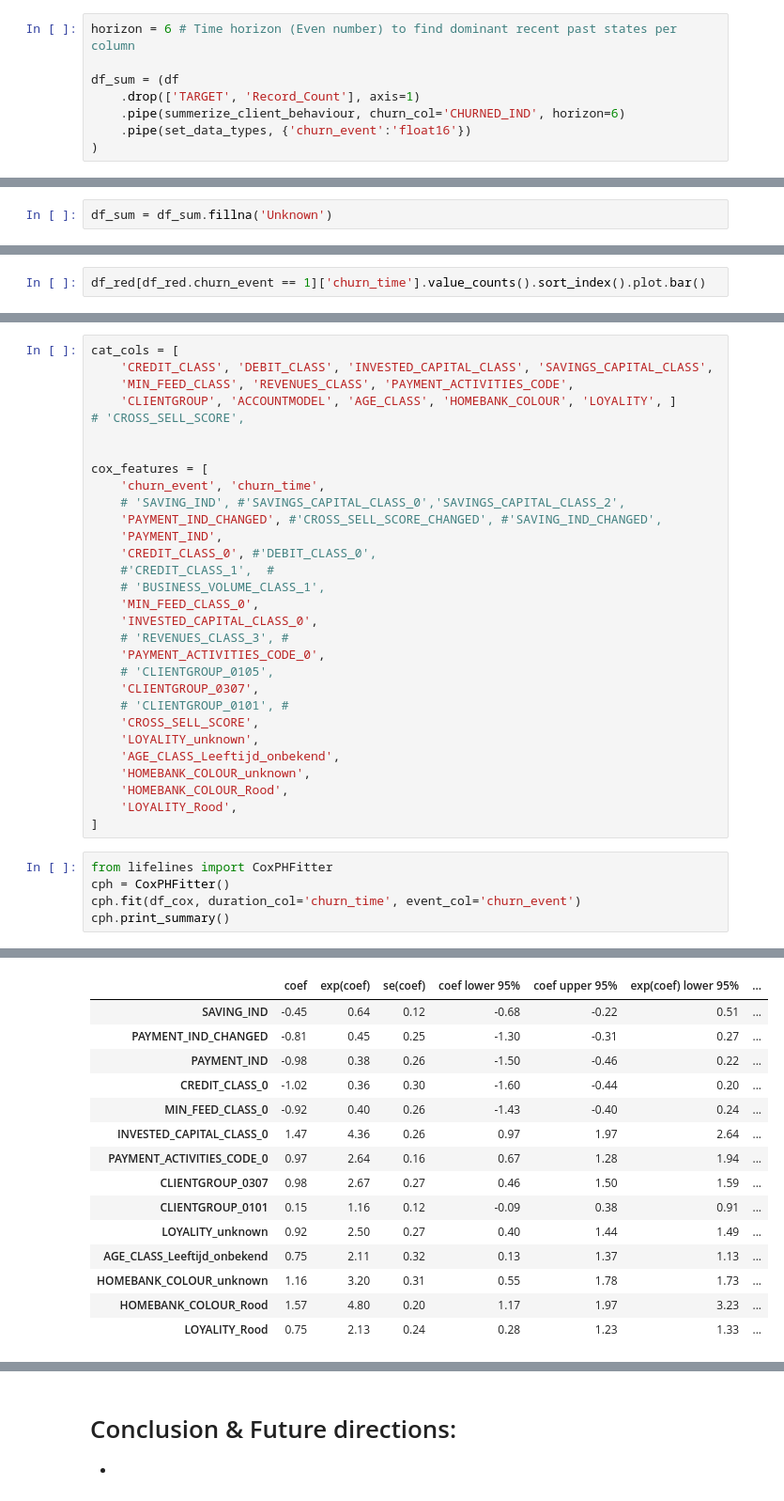
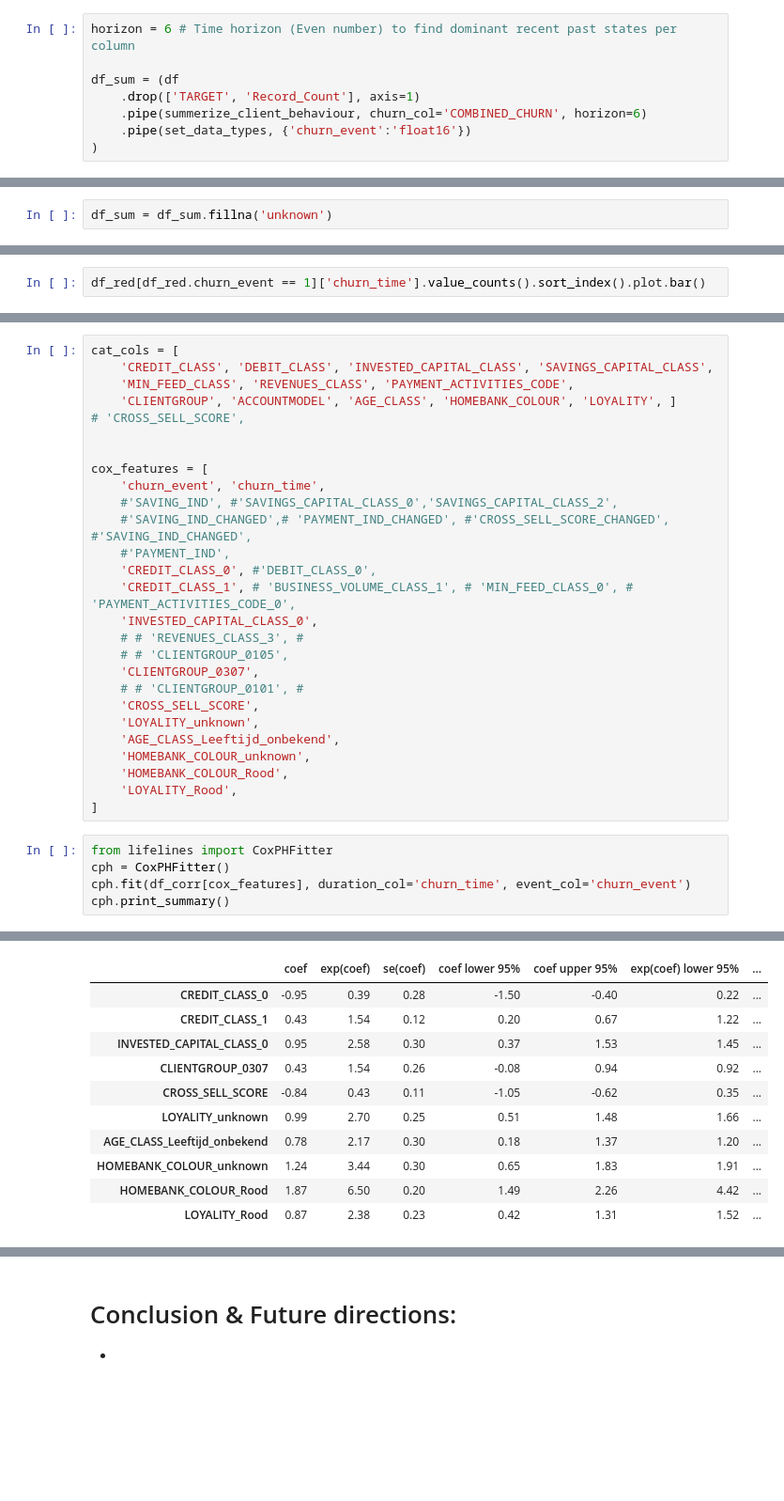
Before and after one commit to Senejohnny/ml, a Jupyter notebook: Notebooks/ABN_AMRO/churn_prediction.ipynb, the cells around one changed output, grey strips where cells are left out. Shown at 94% size. Drawn from its saved outputs; the diff is of its cells as text; blank space fills up the shorter version.

```diff
--- a/Notebooks/ABN_AMRO/churn_prediction.ipynb
+++ b/Notebooks/ABN_AMRO/churn_prediction.ipynb
@@ -100,7 +109,7 @@ horizon = 6 # Time horizon (Even number) to find dominant recent past states per
 
 df_sum = (df
     .drop(['TARGET', 'Record_Count'], axis=1)
-    .pipe(summerize_client_behaviour, churn_col='CHURNED_IND', horizon=6)
+    .pipe(summerize_client_behaviour, churn_col='COMBINED_CHURN', horizon=6)
     .pipe(set_data_types, {'churn_event':'float16'})
 )
 # %% [output]
@@ -164,4 +157,4 @@ HOMEBANK_COLOUR    15.446363
 ACCOUNTMODEL        1.775724
 dtype: float64
 # %%
-df_sum = df_sum.fillna('Unknown')
+df_sum = df_sum.fillna('unknown')
@@ -462,19 +396,16 @@ cat_cols = [
 
 cox_features = [
     'churn_event', 'churn_time',
-    # 'SAVING_IND', #'SAVINGS_CAPITAL_CLASS_0','SAVINGS_CAPITAL_CLASS_2',
-    'PAYMENT_IND_CHANGED', #'CROSS_SELL_SCORE_CHANGED', #'SAVING_IND_CHANGED',
-    'PAYMENT_IND',
+    #'SAVING_IND', #'SAVINGS_CAPITAL_CLASS_0','SAVINGS_CAPITAL_CLASS_2',
+    #'SAVING_IND_CHANGED',# 'PAYMENT_IND_CHANGED', #'CROSS_SELL_SCORE_CHANGED', #'SAVING_IND_CHANGED',
+    #'PAYMENT_IND',
     'CREDIT_CLASS_0', #'DEBIT_CLASS_0',
-    #'CREDIT_CLASS_1',  #
-    # 'BUSINESS_VOLUME_CLASS_1',
-    'MIN_FEED_CLASS_0',
+    'CREDIT_CLASS_1', # 'BUSINESS_VOLUME_CLASS_1', # 'MIN_FEED_CLASS_0', # 'PAYMENT_ACTIVITIES_CODE_0',
     'INVESTED_CAPITAL_CLASS_0',
-    # 'REVENUES_CLASS_3', #
-    'PAYMENT_ACTIVITIES_CODE_0',
-    # 'CLIENTGROUP_0105',
+    # # 'REVENUES_CLASS_3', #
+    # # 'CLIENTGROUP_0105',
     'CLIENTGROUP_0307',
-    # 'CLIENTGROUP_0101', #
+    # # 'CLIENTGROUP_0101', #
     'CROSS_SELL_SCORE',
     'LOYALITY_unknown',
     'AGE_CLASS_Leeftijd_onbekend',
@@ -485,7 +416,7 @@ cox_features = [
 # %%
 from lifelines import CoxPHFitter
 cph = CoxPHFitter()
-cph.fit(df_cox, duration_col='churn_time', event_col='churn_event')
+cph.fit(df_corr[cox_features], duration_col='churn_time', event_col='churn_event')
 cph.print_summary()
 # %% [output]
 | model | lifelines.CoxPHFitter |
@@ -499,15 +430,11 @@ cph.print_summary()
 |  | coef | exp(coef) | se(coef) | coef lower 95% | coef upper 95% | exp(coef) lower 95% | ... |
-| SAVING_IND | -0.45 | 0.64 | 0.12 | -0.68 | -0.22 | 0.51 | ... |
-| PAYMENT_IND_CHANGED | -0.81 | 0.45 | 0.25 | -1.30 | -0.31 | 0.27 | ... |
-| PAYMENT_IND | -0.98 | 0.38 | 0.26 | -1.50 | -0.46 | 0.22 | ... |
-| CREDIT_CLASS_0 | -1.02 | 0.36 | 0.30 | -1.60 | -0.44 | 0.20 | ... |
-| MIN_FEED_CLASS_0 | -0.92 | 0.40 | 0.26 | -1.43 | -0.40 | 0.24 | ... |
-| INVESTED_CAPITAL_CLASS_0 | 1.47 | 4.36 | 0.26 | 0.97 | 1.97 | 2.64 | ... |
-| PAYMENT_ACTIVITIES_CODE_0 | 0.97 | 2.64 | 0.16 | 0.67 | 1.28 | 1.94 | ... |
-| CLIENTGROUP_0307 | 0.98 | 2.67 | 0.27 | 0.46 | 1.50 | 1.59 | ... |
-| CLIENTGROUP_0101 | 0.15 | 1.16 | 0.12 | -0.09 | 0.38 | 0.91 | ... |
-| LOYALITY_unknown | 0.92 | 2.50 | 0.27 | 0.40 | 1.44 | 1.49 | ... |
-| AGE_CLASS_Leeftijd_onbekend | 0.75 | 2.11 | 0.32 | 0.13 | 1.37 | 1.13 | ... |
-| HOMEBANK_COLOUR_unknown | 1.16 | 3.20 | 0.31 | 0.55 | 1.78 | 1.73 | ... |
-| HOMEBANK_COLOUR_Rood | 1.57 | 4.80 | 0.20 | 1.17 | 1.97 | 3.23 | ... |
-| LOYALITY_Rood | 0.75 | 2.13 | 0.24 | 0.28 | 1.23 | 1.33 | ... |
+| CREDIT_CLASS_0 | -0.95 | 0.39 | 0.28 | -1.50 | -0.40 | 0.22 | ... |
+| CREDIT_CLASS_1 | 0.43 | 1.54 | 0.12 | 0.20 | 0.67 | 1.22 | ... |
+| INVESTED_CAPITAL_CLASS_0 | 0.95 | 2.58 | 0.30 | 0.37 | 1.53 | 1.45 | ... |
+| CLIENTGROUP_0307 | 0.43 | 1.54 | 0.26 | -0.08 | 0.94 | 0.92 | ... |
+| CROSS_SELL_SCORE | -0.84 | 0.43 | 0.11 | -1.05 | -0.62 | 0.35 | ... |
+| LOYALITY_unknown | 0.99 | 2.70 | 0.25 | 0.51 | 1.48 | 1.66 | ... |
+| AGE_CLASS_Leeftijd_onbekend | 0.78 | 2.17 | 0.30 | 0.18 | 1.37 | 1.20 | ... |
+| HOMEBANK_COLOUR_unknown | 1.24 | 3.44 | 0.30 | 0.65 | 1.83 | 1.91 | ... |
+| HOMEBANK_COLOUR_Rood | 1.87 | 6.50 | 0.20 | 1.49 | 2.26 | 4.42 | ... |
+| LOYALITY_Rood | 0.87 | 2.38 | 0.23 | 0.42 | 1.31 | 1.52 | ... |
```
Also changed, not shown: parts of 49 cells of this notebook, 3 other files.
